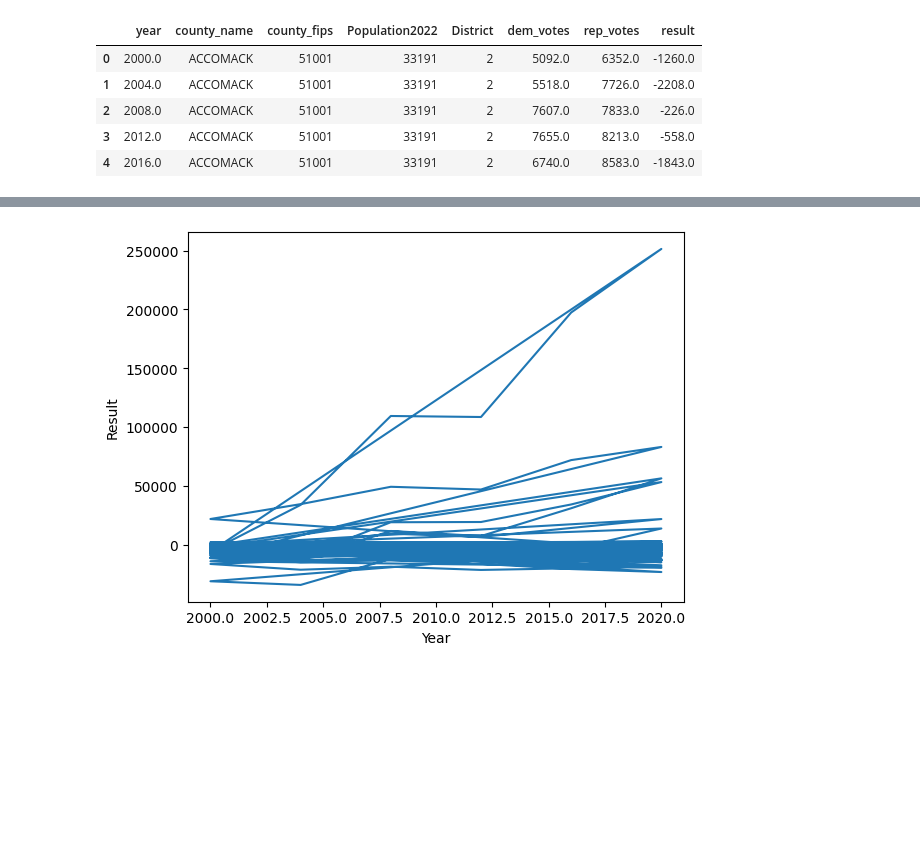
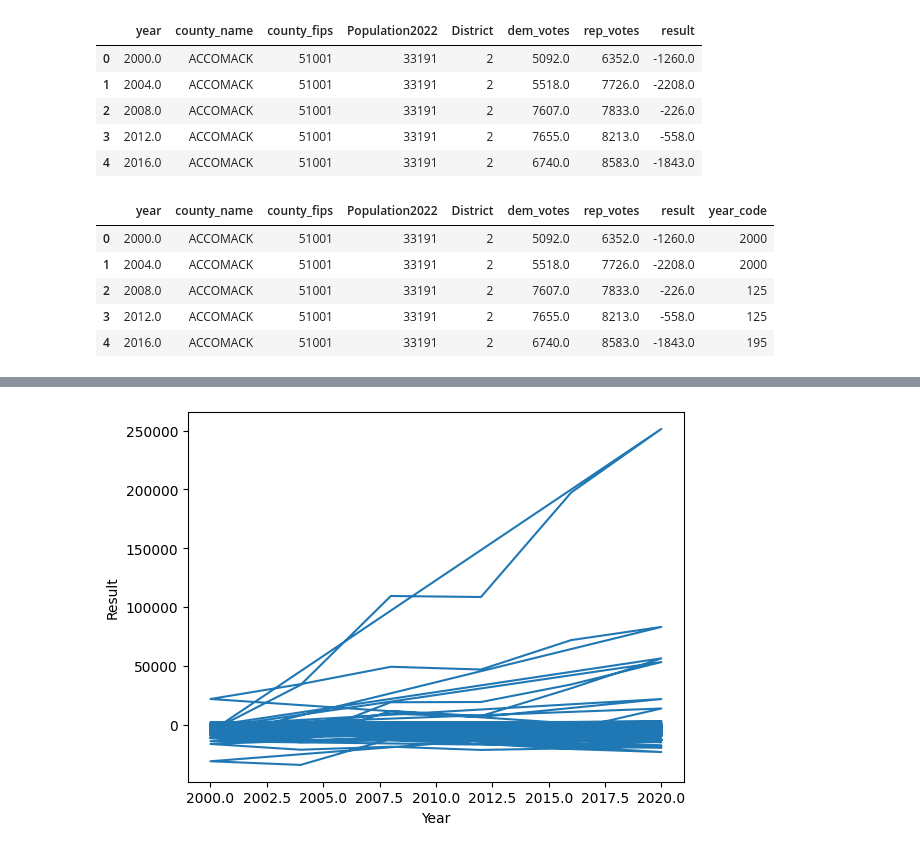
Before and after one commit to Nehach73/DS3001_project_voting, a Jupyter notebook: Project_Notebook_3.ipynb, the cells around one changed output, grey strips where cells are left out. Cells and saved outputs as stored; diff of their text form; code cells hidden in the pictures; blank space fills up the shorter version.

```diff
--- a/Project_Notebook_3.ipynb
+++ b/Project_Notebook_3.ipynb
@@ -108,0 +119,9 @@ voting_vars.head()
+# %%
+voting_vars.head()
+# %% [output]
+|  | year | county_name | county_fips | Population2022 | District | dem_votes | rep_votes | result | year_code |
+| 0 | 2000.0 | ACCOMACK | 51001 | 33191 | 2 | 5092.0 | 6352.0 | -1260.0 | 2000 |
+| 1 | 2004.0 | ACCOMACK | 51001 | 33191 | 2 | 5518.0 | 7726.0 | -2208.0 | 2000 |
+| 2 | 2008.0 | ACCOMACK | 51001 | 33191 | 2 | 7607.0 | 7833.0 | -226.0 | 125 |
+| 3 | 2012.0 | ACCOMACK | 51001 | 33191 | 2 | 7655.0 | 8213.0 | -558.0 | 125 |
+| 4 | 2016.0 | ACCOMACK | 51001 | 33191 | 2 | 6740.0 | 8583.0 | -1843.0 | 195 |
```
Also changed, not shown: parts of 4 cells of this notebook.
